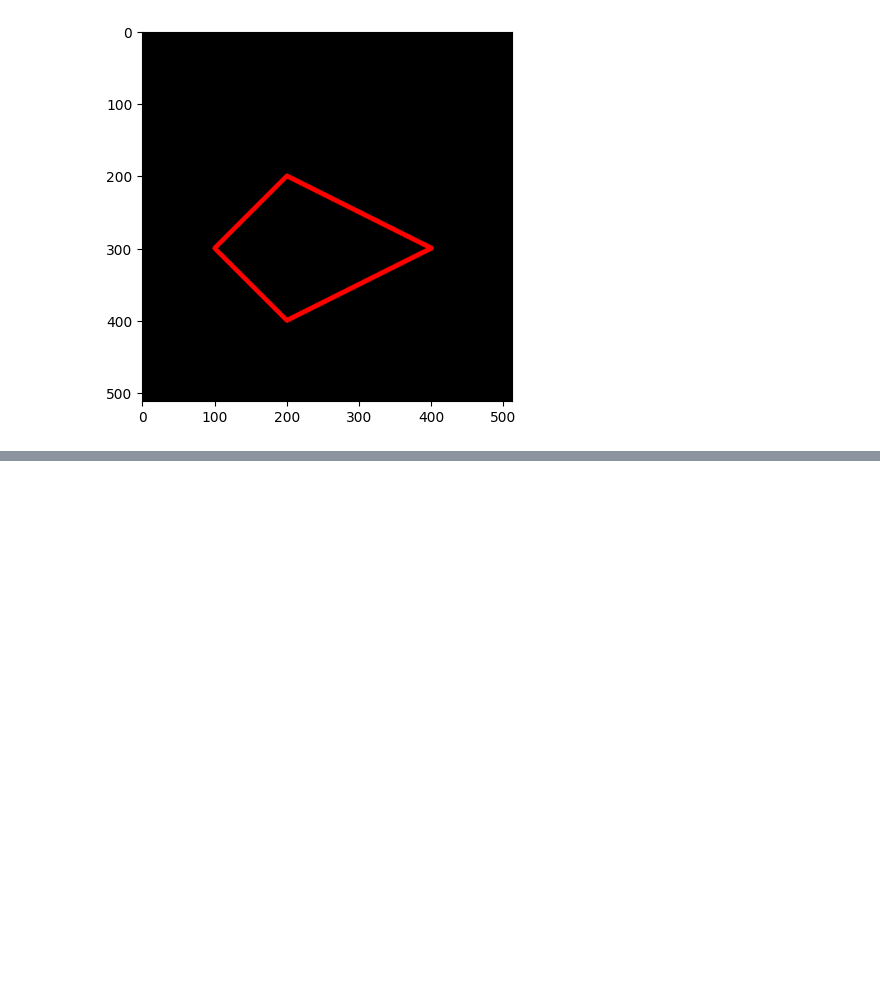
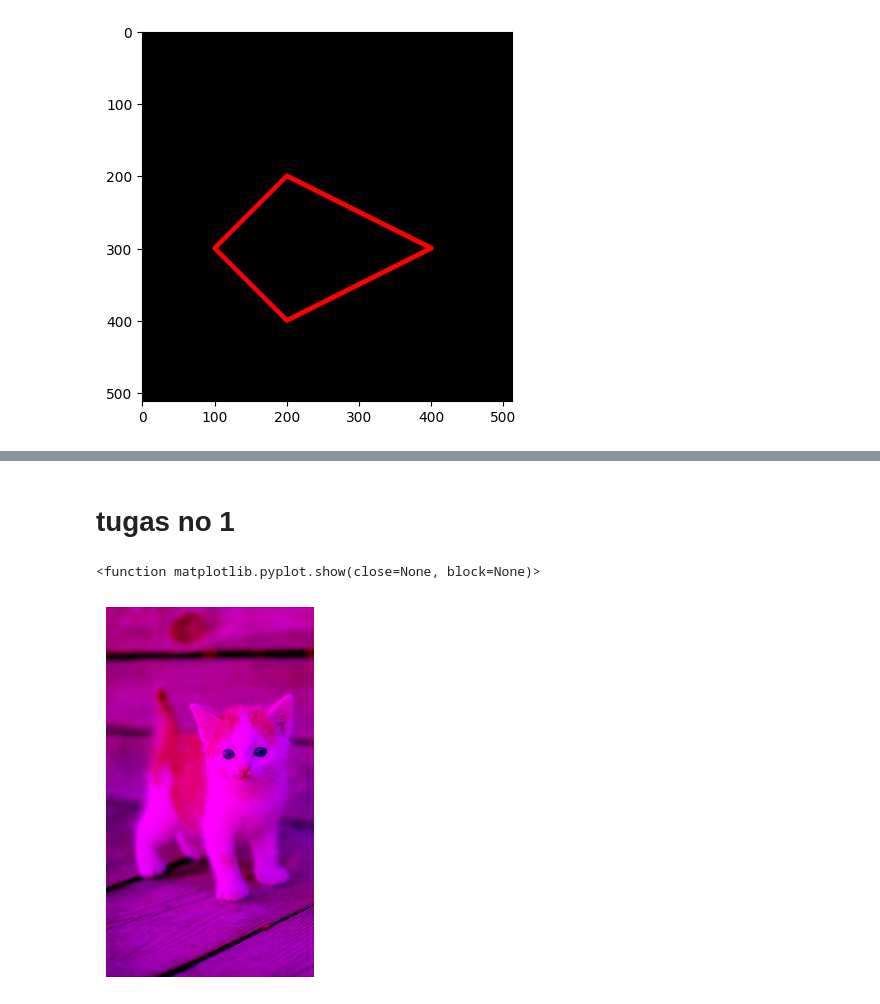
Before and after one commit to filladani/PCVK_2024, a Jupyter notebook: week2.ipynb, the cells around one changed output, grey strips where cells are left out. Saved outputs shown, nothing was run; the diff lists cells and outputs as text; code cells hidden in the pictures; blank space fills up the shorter version.

```diff
--- a/week2.ipynb
+++ b/week2.ipynb
@@ -127,0 +137,15 @@ plt.imshow(black_img2)
+# %% [markdown]
+# tugas no 1
+# %%
+# Tugas no.2
+# Red-Blue
+img = cv.imread('/content/drive/MyDrive/PCVK/images/cat.jpg')
+rb = img.copy()
+rb[:,:,1] = 0
+
+plt.imshow(cv.cvtColor(rb, cv.COLOR_BGR2RGB))
+plt.axis('off')
+plt.show
+# %% [output]
+<function matplotlib.pyplot.show(close=None, block=None)>
+[figure, added]
```
Also changed, not shown: parts of 8 cells of this notebook.
